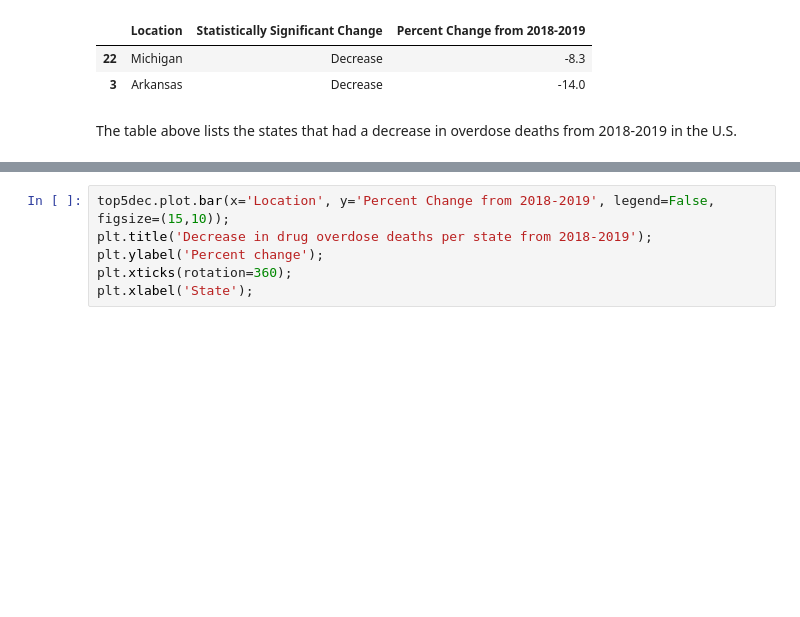
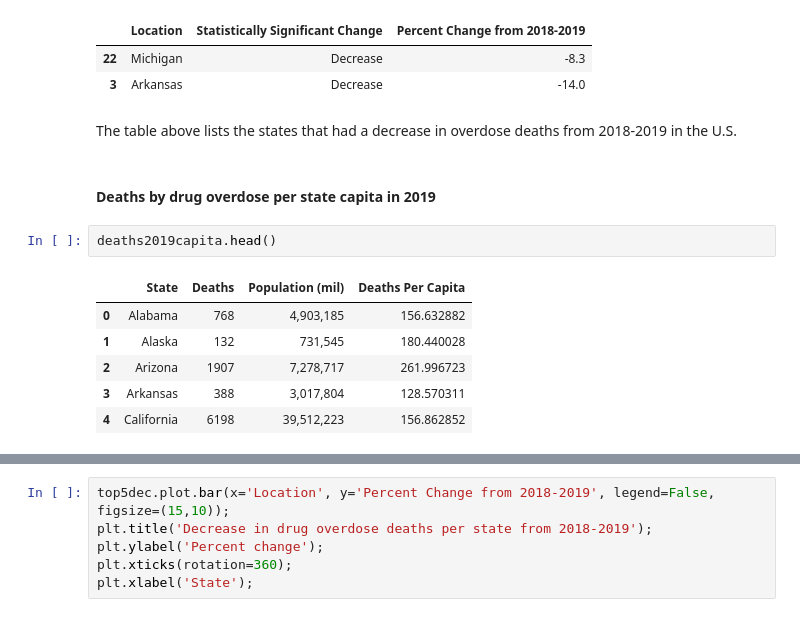
Before and after one commit to molly-rusk/DeathsbyDrugOverdoseinTheUS, a Jupyter notebook: Capstone_Notebook.ipynb, the cells around one changed output, grey strips where cells are left out. Cells and saved outputs as stored; diff of their text form; blank space fills up the shorter version.

```diff
--- a/Capstone_Notebook.ipynb
+++ b/Capstone_Notebook.ipynb
@@ -486,3 +545,14 @@ top5dec
 | 3 | Arkansas | Decrease | -14.0 |
 # %% [markdown]
 The table above lists the states that had a decrease in overdose deaths from 2018-2019 in the U.S.
+# %% [markdown]
+#### Deaths by drug overdose per state capita in 2019
+# %%
+deaths2019capita.head()
+# %% [output]
+|  | State | Deaths | Population (mil) | Deaths Per Capita |
+| 0 | Alabama | 768 | 4,903,185 | 156.632882 |
+| 1 | Alaska | 132 | 731,545 | 180.440028 |
+| 2 | Arizona | 1907 | 7,278,717 | 261.996723 |
+| 3 | Arkansas | 388 | 3,017,804 | 128.570311 |
+| 4 | California | 6198 | 39,512,223 | 156.862852 |
```
Also changed, not shown: parts of 10 cells of this notebook, 1 other file.
